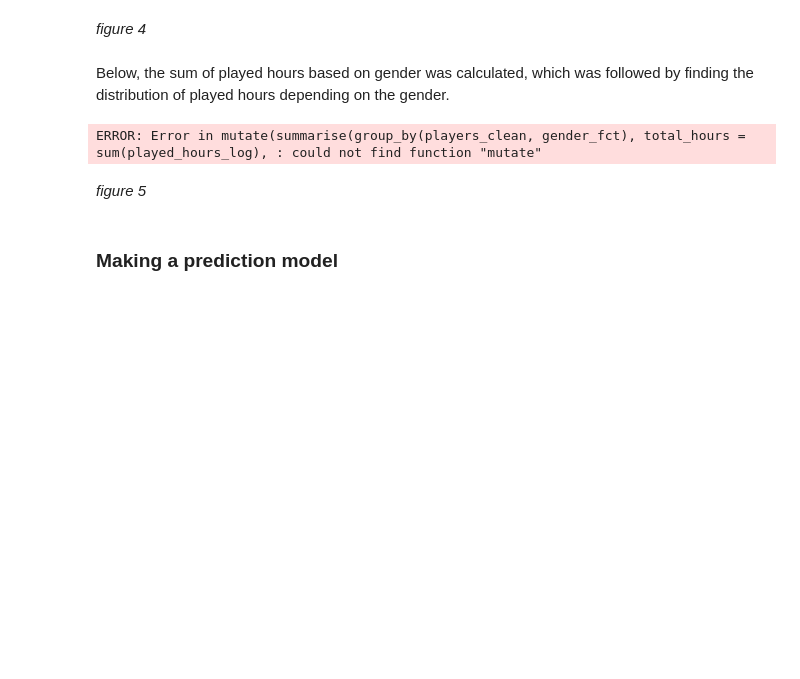
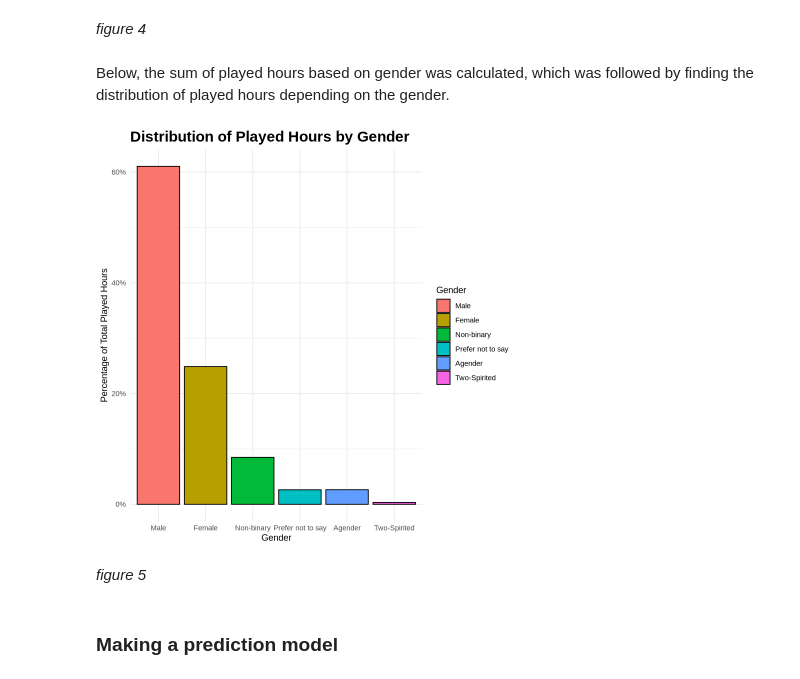
Before and after one commit to thaviship/dsci-group-project, a Jupyter notebook: methods_finalized.ipynb, the cells around one changed output. Drawn from its saved outputs; the diff is of its cells as text; code cells hidden in the pictures; blank space fills up the shorter version.

```diff
--- a/methods_finalized.ipynb
+++ b/methods_finalized.ipynb
@@ -206,24 +192,25 @@ Below, the sum of played hours based on gender was calculated, which was followe
 # %%
  plot_data <- players_clean |>
   group_by(gender_fct) |>
   summarise(total_hours = sum(played_hours_log), .groups = "drop") |>
   mutate(percentage = total_hours / sum(total_hours))
 
 experience_gender_percent_plot_fct <- ggplot(plot_data,
                                              aes(x = gender_fct,
                                                  y = percentage, fill=gender_fct)) +
   geom_bar(stat = "identity", colour = "black") +
   scale_y_continuous(labels = scales::percent_format()) +
   labs(
     x = "Gender",
     y = "Percentage of Total Played Hours",
     title = "Distribution of Played Hours by Gender",
   fill="Gender") +
-  theme_minimal()
+  theme_minimal()+
+    theme(plot.title = element_text(size = 18, face = "bold"))
 
 experience_gender_percent_plot_fct
 # %% [output]
-ERROR: Error in mutate(summarise(group_by(players_clean, gender_fct), total_hours = sum(played_hours_log), : could not find function "mutate"
+[figure, added]
 # %% [markdown]
 *figure 5*
 # %% [markdown]
```
Also changed, not shown: parts of 11 cells of this notebook.
